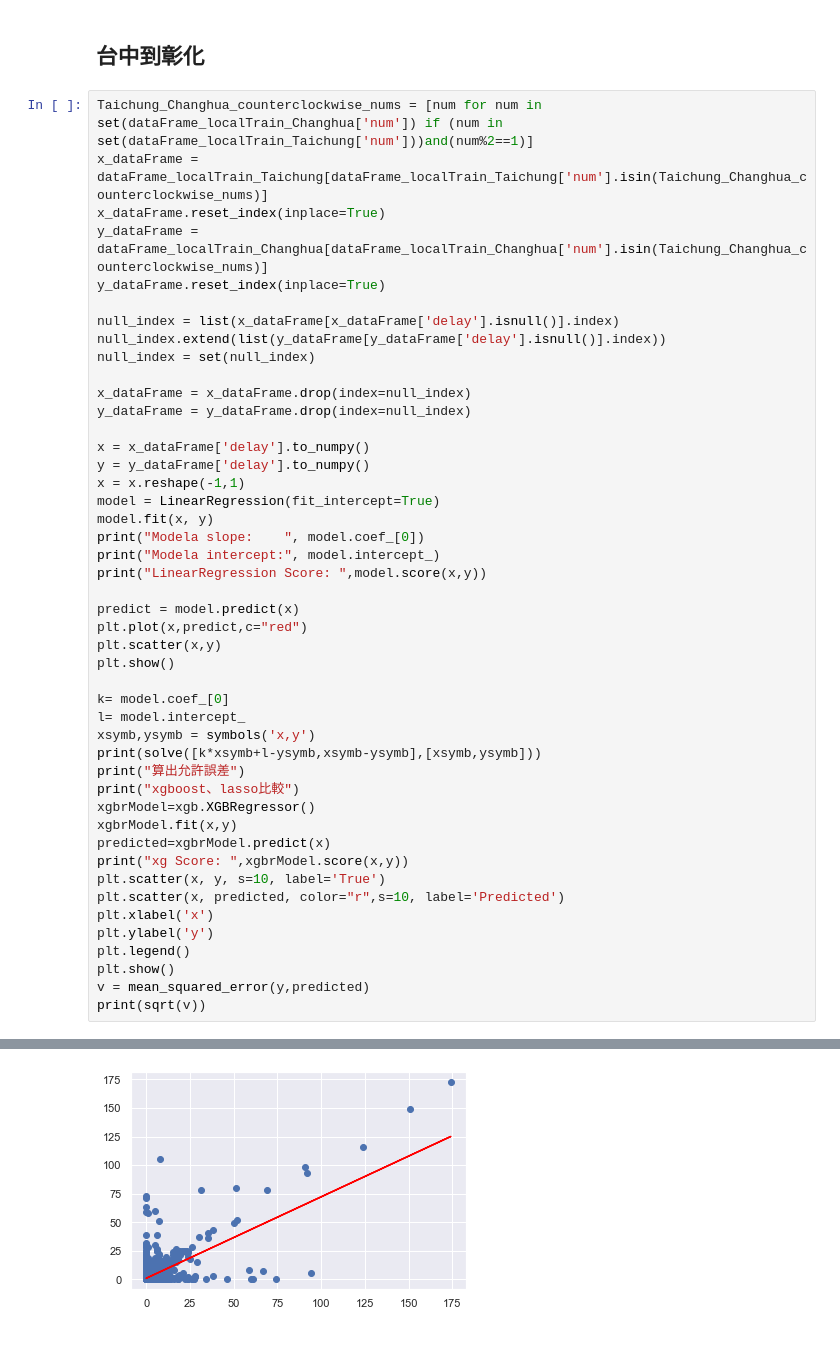
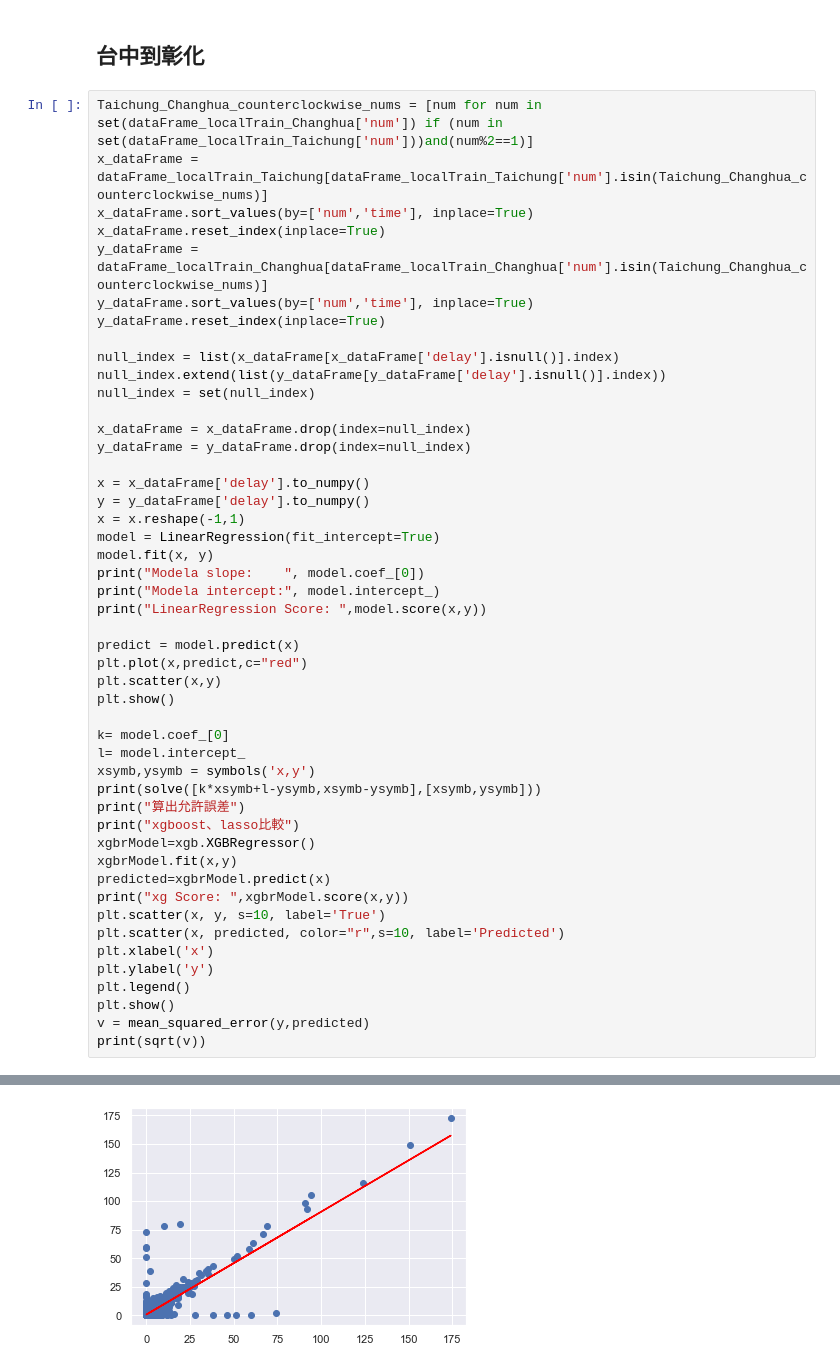
Before and after one commit to GoldenWanGila/Collage-Project, a Jupyter notebook: model/區間分析.ipynb, the cells around one changed output, grey strips where cells are left out. Cells and saved outputs as stored; diff of their text form.

```diff
--- a/model/區間分析.ipynb
+++ b/model/區間分析.ipynb
@@ -304,8 +337,10 @@ xg Score:  0.6756186724942805
 # %%
 Taichung_Changhua_counterclockwise_nums = [num for num in set(dataFrame_localTrain_Changhua['num']) if (num in set(dataFrame_localTrain_Taichung['num']))and(num%2==1)]
 x_dataFrame = dataFrame_localTrain_Taichung[dataFrame_localTrain_Taichung['num'].isin(Taichung_Changhua_counterclockwise_nums)]
+x_dataFrame.sort_values(by=['num','time'], inplace=True)
 x_dataFrame.reset_index(inplace=True)
 y_dataFrame = dataFrame_localTrain_Changhua[dataFrame_localTrain_Changhua['num'].isin(Taichung_Changhua_counterclockwise_nums)]
+y_dataFrame.sort_values(by=['num','time'], inplace=True)
 y_dataFrame.reset_index(inplace=True)
 
 null_index = list(x_dataFrame[x_dataFrame['delay'].isnull()].index)
@@ -354 +397 @@ LinearRegression Score:  0.44748912785881756
-[figure, old version]
+[figure, new version]
```
Also changed, not shown: parts of 4 cells of this notebook.
